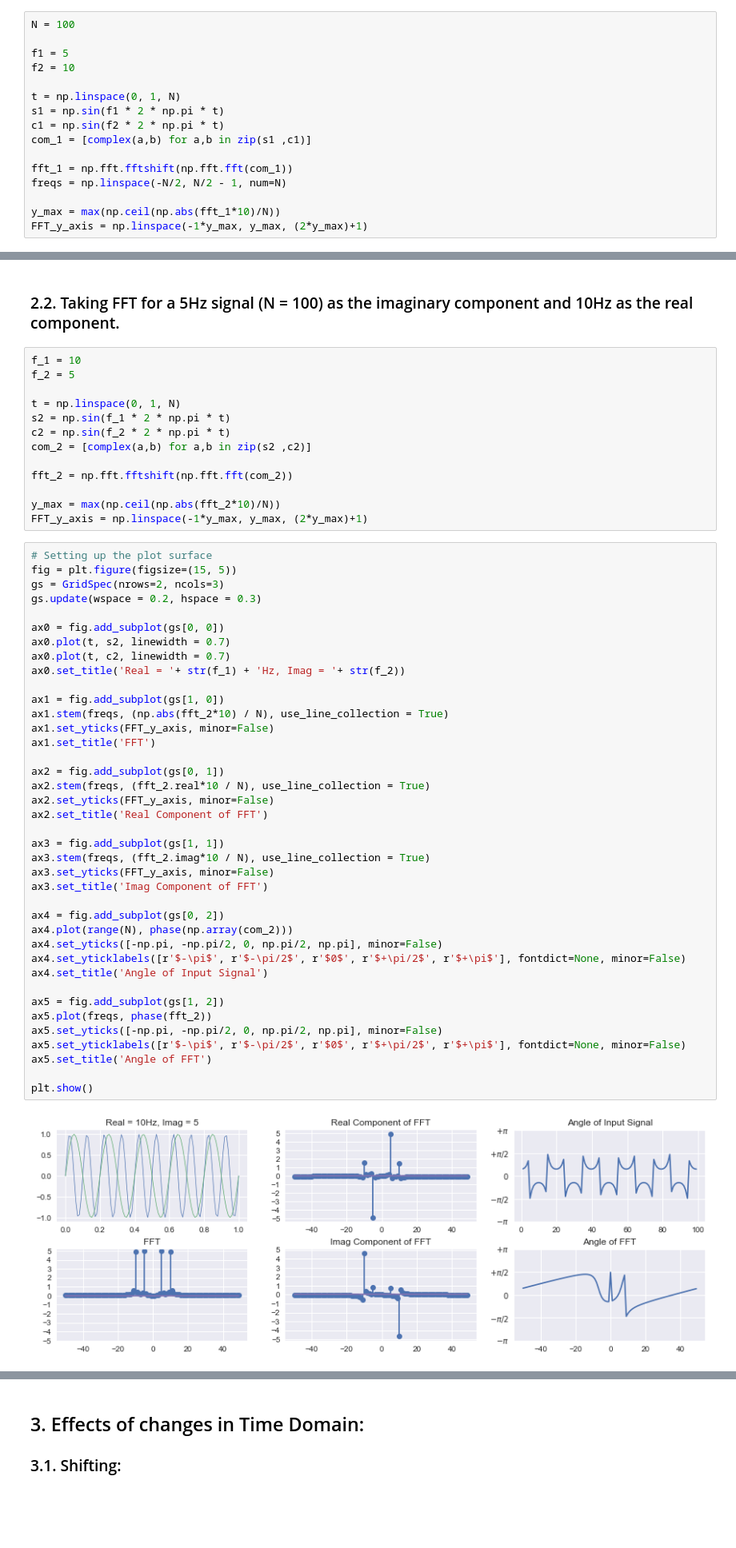
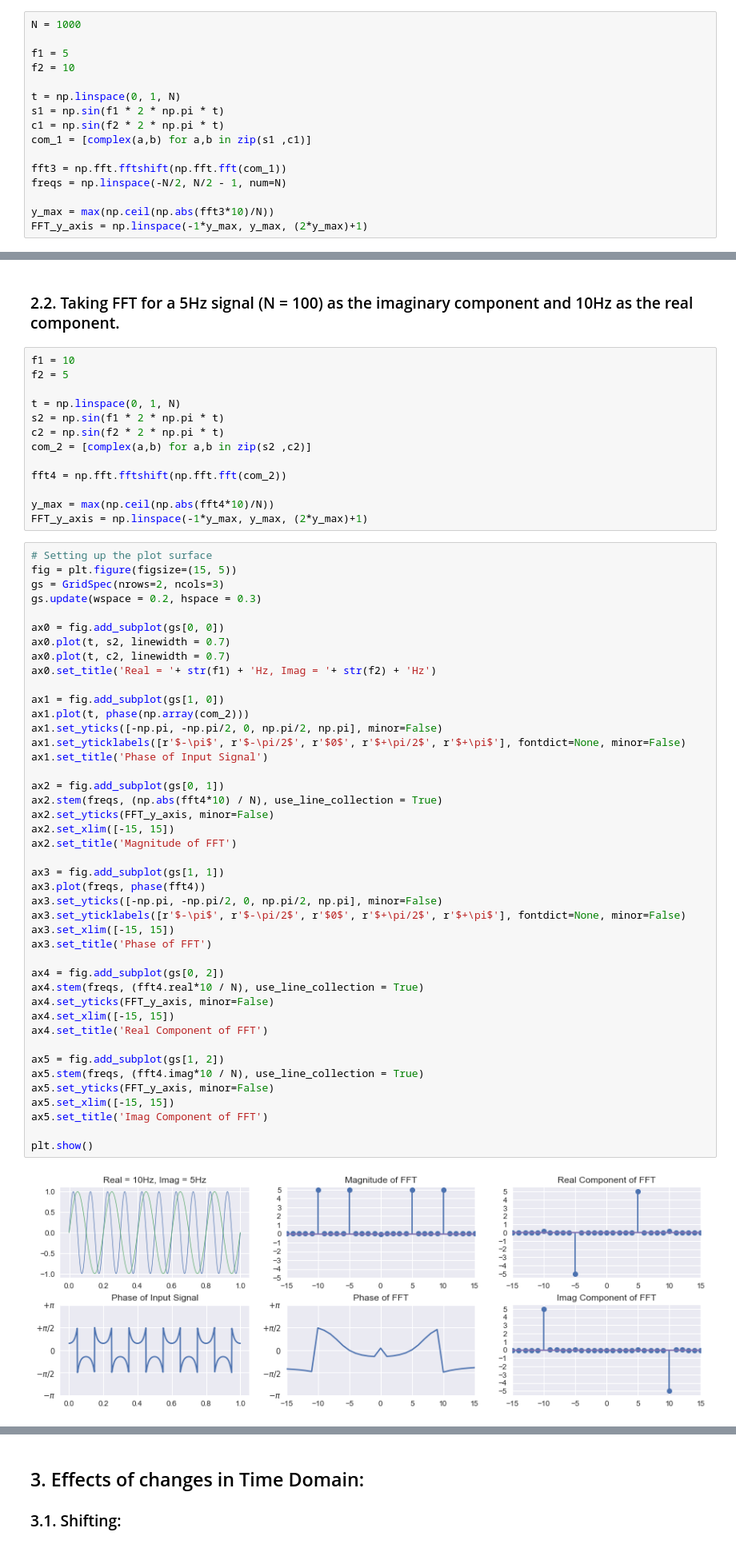
Before and after one commit to algoasylum/Exploring-FFT, a Jupyter notebook: FFT_Exp.ipynb, the cells around one changed output, grey strips where cells are left out. Shown at 80% size. Drawn from its saved outputs; the diff is of its cells as text; blank space fills up the shorter version.

```diff
--- a/FFT_Exp.ipynb
+++ b/FFT_Exp.ipynb
@@ -150,7 +139,7 @@ When the real component and the imaginary component of the input signal are inte
 ## 2. Multiple Frequency:
 ### 2.1. Taking FFT for a 5Hz signal (N = 100) as the real component and 10Hz as the imaginary component.
 # %%
-N = 100
+N = 1000
 
 f1 = 5
 f2 = 10
@@ -160,10 +149,10 @@ s1 = np.sin(f1 * 2 * np.pi * t)
 c1 = np.sin(f2 * 2 * np.pi * t)
 com_1 = [complex(a,b) for a,b in zip(s1 ,c1)]
 
-fft_1 = np.fft.fftshift(np.fft.fft(com_1))
+fft3 = np.fft.fftshift(np.fft.fft(com_1))
 freqs = np.linspace(-N/2, N/2 - 1, num=N)
 
-y_max = max(np.ceil(np.abs(fft_1*10)/N))
+y_max = max(np.ceil(np.abs(fft3*10)/N))
 FFT_y_axis = np.linspace(-1*y_max, y_max, (2*y_max)+1)
 # %%
 # Setting up the plot surface
@@ -249,59 +202,63 @@ array([-1.60011316e-01, -1.49692881e-01, -1.39355538e-01, -1.28972046e-01,
 # %% [markdown]
 ### 2.2. Taking FFT for a 5Hz signal (N = 100) as the imaginary component and 10Hz as the real component.
 # %%
-f_1 = 10
-f_2 = 5
+f1 = 10
+f2 = 5
 
 t = np.linspace(0, 1, N)
-s2 = np.sin(f_1 * 2 * np.pi * t)
-c2 = np.sin(f_2 * 2 * np.pi * t)
+s2 = np.sin(f1 * 2 * np.pi * t)
+c2 = np.sin(f2 * 2 * np.pi * t)
 com_2 = [complex(a,b) for a,b in zip(s2 ,c2)]
 
-fft_2 = np.fft.fftshift(np.fft.fft(com_2))
+fft4 = np.fft.fftshift(np.fft.fft(com_2))
 
-y_max = max(np.ceil(np.abs(fft_2*10)/N))
+y_max = max(np.ceil(np.abs(fft4*10)/N))
 FFT_y_axis = np.linspace(-1*y_max, y_max, (2*y_max)+1)
 # %%
 # Setting up the plot surface
 fig = plt.figure(figsize=(15, 5))
 gs = GridSpec(nrows=2, ncols=3)
 gs.update(wspace = 0.2, hspace = 0.3)
 
 ax0 = fig.add_subplot(gs[0, 0])
 ax0.plot(t, s2, linewidth = 0.7)
 ax0.plot(t, c2, linewidth = 0.7)
-ax0.set_title('Real = '+ str(f_1) + 'Hz, Imag = '+ str(f_2))
+ax0.set_title('Real = '+ str(f1) + 'Hz, Imag = '+ str(f2) + 'Hz')
 
 ax1 = fig.add_subplot(gs[1, 0])
-ax1.stem(freqs, (np.abs(fft_2*10) / N), use_line_collection = True)
-ax1.set_yticks(FFT_y_axis, minor=False)
-ax1.set_title('FFT')
+ax1.plot(t, phase(np.array(com_2)))
+ax1.set_yticks([-np.pi, -np.pi/2, 0, np.pi/2, np.pi], minor=False)
+ax1.set_yticklabels([r'$-\pi$', r'$-\pi/2$', r'$0$', r'$+\pi/2$', r'$+\pi$'], fontdict=None, minor=False)
+ax1.set_title('Phase of Input Signal')
 
 ax2 = fig.add_subplot(gs[0, 1])
-ax2.stem(freqs, (fft_2.real*10 / N), use_line_collection = True)
+ax2.stem(freqs, (np.abs(fft4*10) / N), use_line_collection = True)
 ax2.set_yticks(FFT_y_axis, minor=False)
-ax2.set_title('Real Component of FFT')
+ax2.set_xlim([-15, 15])
+ax2.set_title('Magnitude of FFT')
 
 ax3 = fig.add_subplot(gs[1, 1])
-ax3.stem(freqs, (fft_2.imag*10 / N), use_line_collection = True)
-ax3.set_yticks(FFT_y_axis, minor=False)
-ax3.set_title('Imag Component of FFT')
+ax3.plot(freqs, phase(fft4))
+ax3.set_yticks([-np.pi, -np.pi/2, 0, np.pi/2, np.pi], minor=False)
+ax3.set_yticklabels([r'$-\pi$', r'$-\pi/2$', r'$0$', r'$+\pi/2$', r'$+\pi$'], fontdict=None, minor=False)
+ax3.set_xlim([-15, 15])
+ax3.set_title('Phase of FFT')
 
 ax4 = fig.add_subplot(gs[0, 2])
-ax4.plot(range(N), phase(np.array(com_2)))
-ax4.set_yticks([-np.pi, -np.pi/2, 0, np.pi/2, np.pi], minor=False)
-ax4.set_yticklabels([r'$-\pi$', r'$-\pi/2$', r'$0$', r'$+\pi/2$', r'$+\pi$'], fontdict=None, minor=False)
-ax4.set_title('Angle of Input Signal')
+ax4.stem(freqs, (fft4.real*10 / N), use_line_collection = True)
+ax4.set_yticks(FFT_y_axis, minor=False)
+ax4.set_xlim([-15, 15])
+ax4.set_title('Real Component of FFT')
 
 ax5 = fig.add_subplot(gs[1, 2])
-ax5.plot(freqs, phase(fft_2))
-ax5.set_yticks([-np.pi, -np.pi/2, 0, np.pi/2, np.pi], minor=False)
-ax5.set_yticklabels([r'$-\pi$', r'$-\pi/2$', r'$0$', r'$+\pi/2$', r'$+\pi$'], fontdict=None, minor=False)
-ax5.set_title('Angle of FFT')
+ax5.stem(freqs, (fft4.imag*10 / N), use_line_collection = True)
+ax5.set_yticks(FFT_y_axis, minor=False)
+ax5.set_xlim([-15, 15])
+ax5.set_title('Imag Component of FFT')
 
 plt.show()
 # %% [output]
-[figure, old version]
+[figure, new version]
 # %% [markdown]
 ### Conclusion:
 1. Real component is mostly positive, Imag is both positive and negative
```
Also changed, not shown: parts of 17 cells of this notebook.
